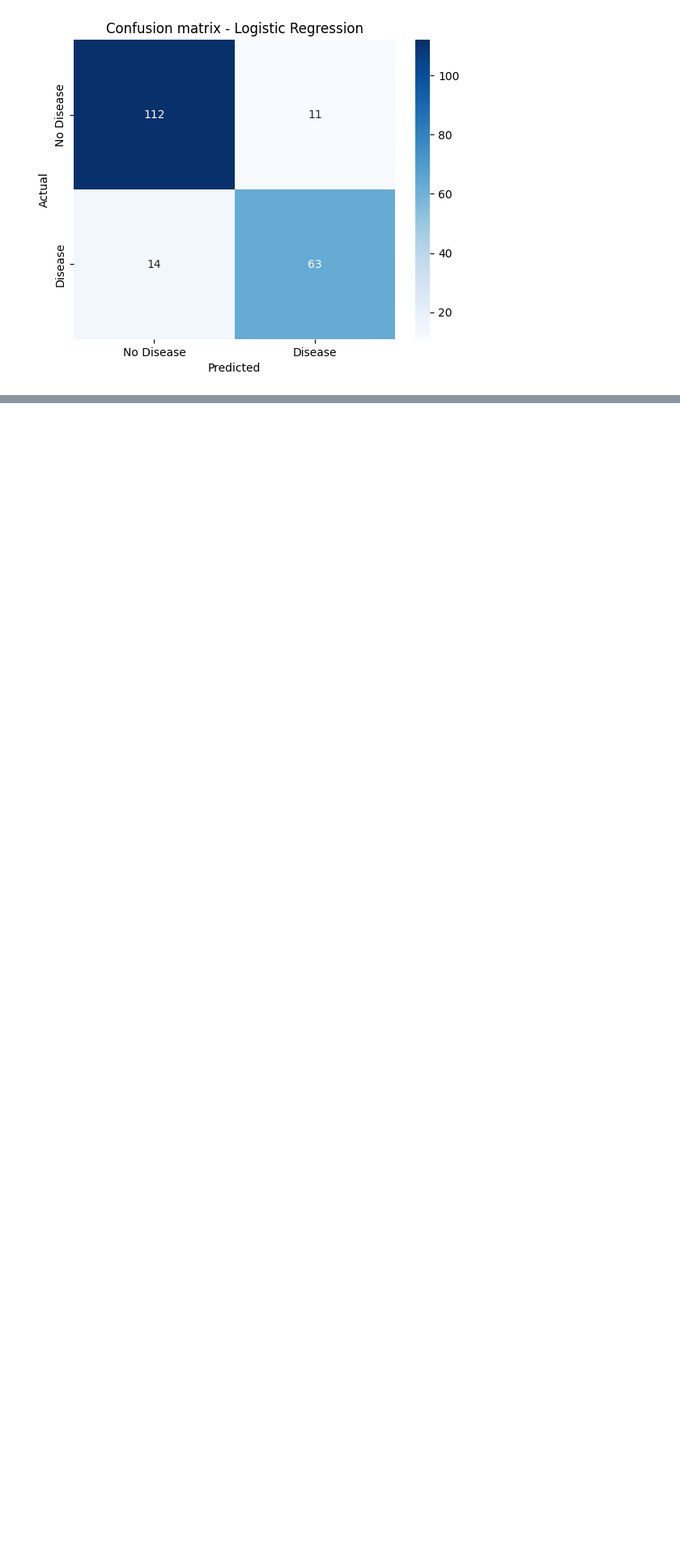
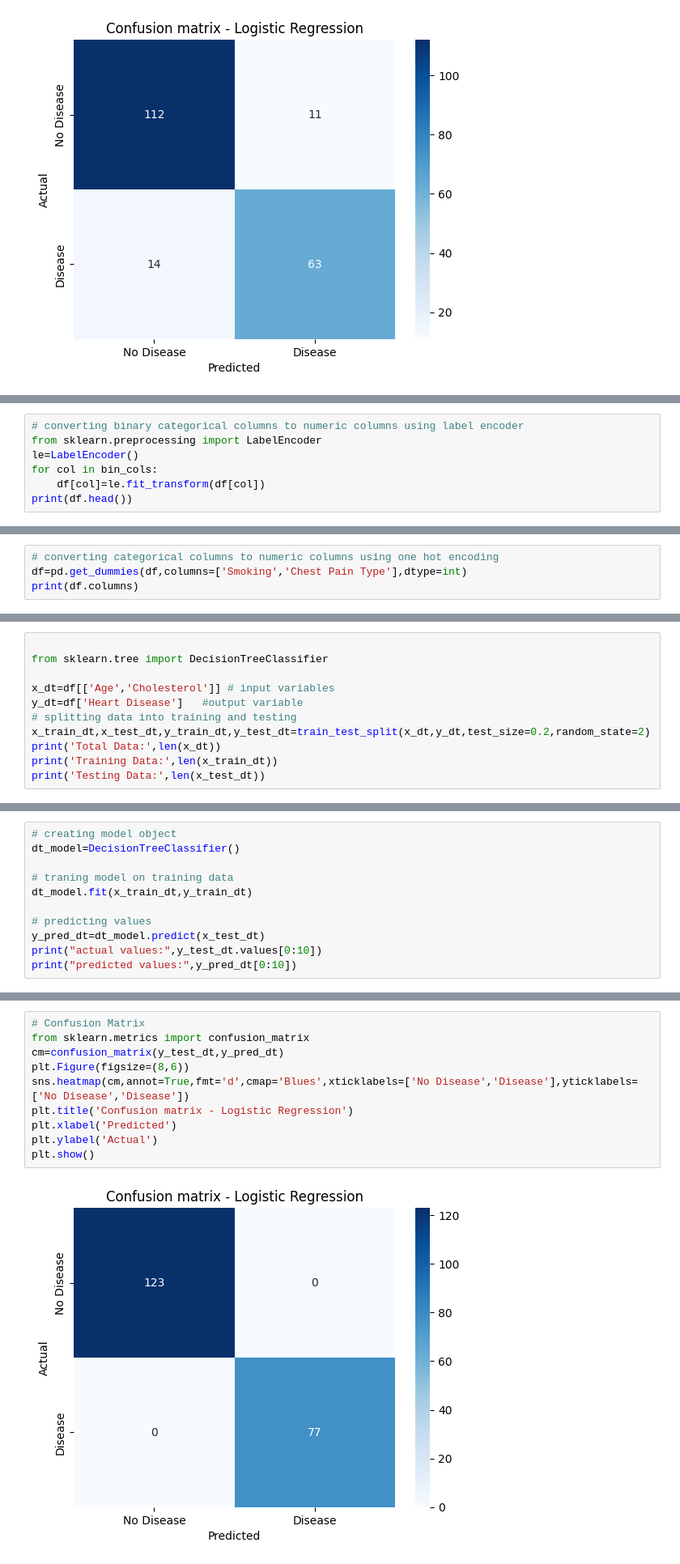
Before and after one commit to MonamAbbasi/Heart-Disease-Prediction-Project, a Jupyter notebook: heart_disease_project/heart_disease.ipynb, the cells around one changed output, grey strips where cells are left out. Shown at 81% size. Saved outputs shown, nothing was run; the diff lists cells and outputs as text; blank space fills up the shorter version.

Commit message:
Added Logistic Regression,Decision Tree,Random Forest,KNN,SVM models with comparison

```diff
--- a/heart_disease_project/heart_disease.ipynb
+++ b/heart_disease_project/heart_disease.ipynb
@@ -384,0 +416,7 @@ plt.show()
+# %%
+# converting binary categorical columns to numeric columns using label encoder
+from sklearn.preprocessing import LabelEncoder
+le=LabelEncoder()
+for col in bin_cols:
+    df[col]=le.fit_transform(df[col])
+print(df.head())
@@ -384,0 +441,4 @@ plt.show()
+# %%
+# converting categorical columns to numeric columns using one hot encoding
+df=pd.get_dummies(df,columns=['Smoking','Chest Pain Type'],dtype=int)
+print(df.columns)
@@ -384,0 +525,11 @@ plt.show()
+# %%
+
+from sklearn.tree import DecisionTreeClassifier
+
+x_dt=df[['Age','Cholesterol']] # input variables
+y_dt=df['Heart Disease']   #output variable
+# splitting data into training and testing
+x_train_dt,x_test_dt,y_train_dt,y_test_dt=train_test_split(x_dt,y_dt,test_size=0.2,random_state=2)
+print('Total Data:',len(x_dt))
+print('Training Data:',len(x_train_dt))
+print('Testing Data:',len(x_test_dt))
@@ -384,0 +540,11 @@ plt.show()
+# %%
+# creating model object
+dt_model=DecisionTreeClassifier()
+
+# traning model on training data
+dt_model.fit(x_train_dt,y_train_dt)
+
+# predicting values
+y_pred_dt=dt_model.predict(x_test_dt)
+print("actual values:",y_test_dt.values[0:10])
+print("predicted values:",y_pred_dt[0:10])
@@ -384,0 +566,12 @@ plt.show()
+# %%
+# Confusion Matrix
+from sklearn.metrics import confusion_matrix
+cm=confusion_matrix(y_test_dt,y_pred_dt)
+plt.Figure(figsize=(8,6))
+sns.heatmap(cm,annot=True,fmt='d',cmap='Blues',xticklabels=['No Disease','Disease'],yticklabels=['No Disease','Disease'])
+plt.title('Confusion matrix - Logistic Regression')
+plt.xlabel('Predicted')
+plt.ylabel('Actual')
+plt.show()
+# %% [output]
+[figure, added]
```
Also changed, not shown: parts of 55 cells of this notebook.
